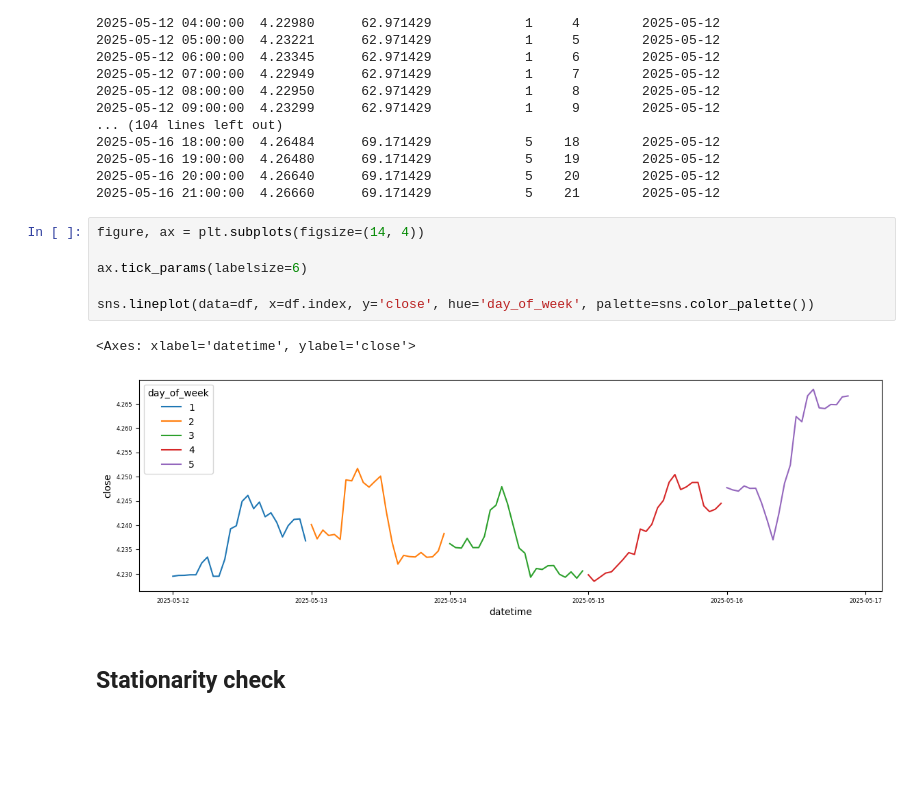
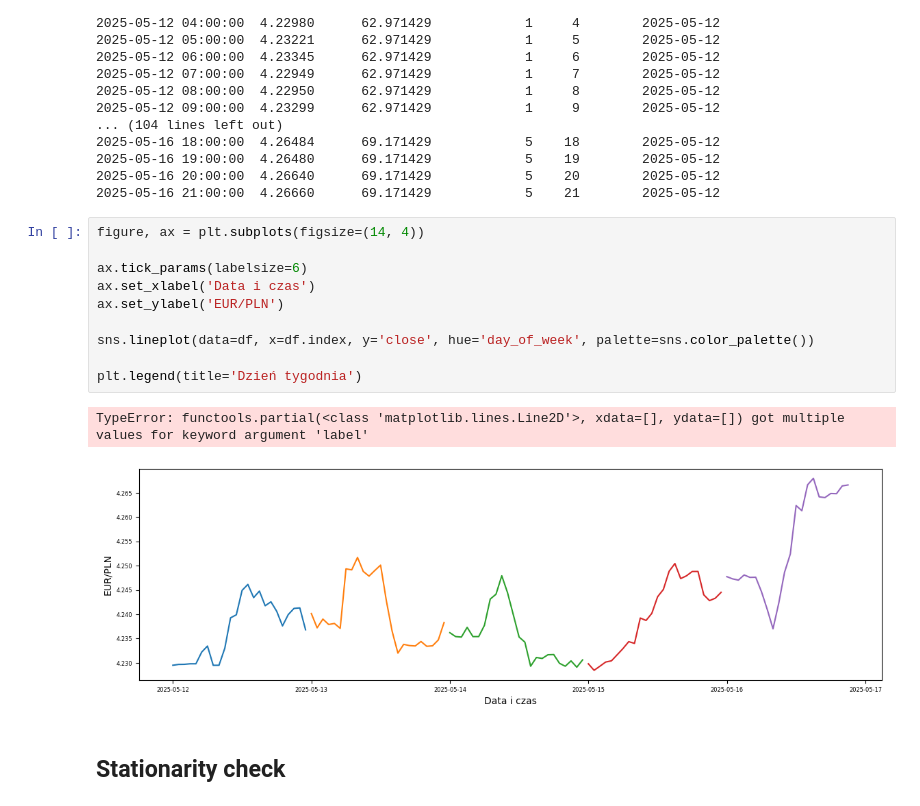
Before and after one commit to kacperfin/forex-prediction-pipeline, a Jupyter notebook: arima_prediction.ipynb, the cells around one changed output. Drawn from its saved outputs; the diff is of its cells as text; blank space fills up the shorter version.

Commit message:
Improve charts

```diff
--- a/arima_prediction.ipynb
+++ b/arima_prediction.ipynb
@@ -210,12 +212,16 @@ datetime
 # %%
 figure, ax = plt.subplots(figsize=(14, 4))
 
 ax.tick_params(labelsize=6)
+ax.set_xlabel('Data i czas')
+ax.set_ylabel('EUR/PLN')
 
 sns.lineplot(data=df, x=df.index, y='close', hue='day_of_week', palette=sns.color_palette())
+
+plt.legend(title='Dzień tygodnia')
 # %% [output]
-<Axes: xlabel='datetime', ylabel='close'>
+TypeError: functools.partial(<class 'matplotlib.lines.Line2D'>, xdata=[], ydata=[]) got multiple values for keyword argument 'label'
-[figure, old version]
+[figure, new version]
 # %% [markdown]
 ## Stationarity check
 # %%
```
Also changed, not shown: parts of 4 cells of this notebook.
